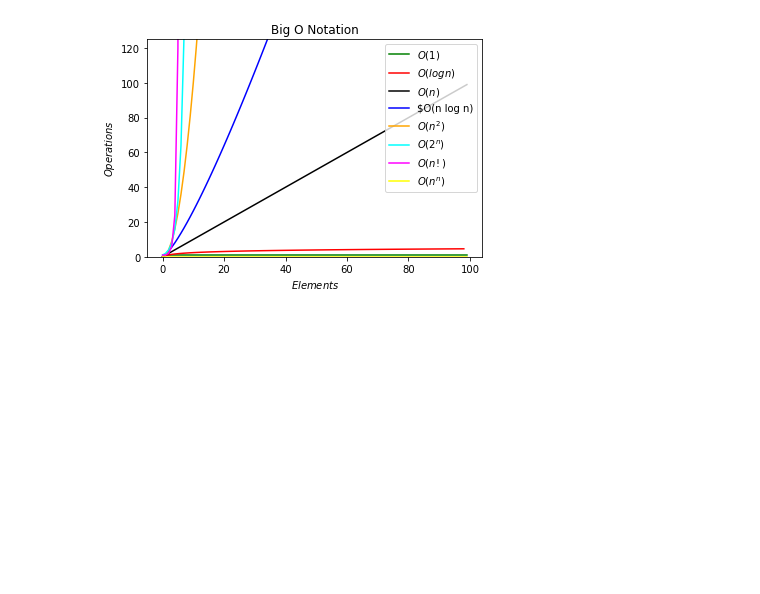
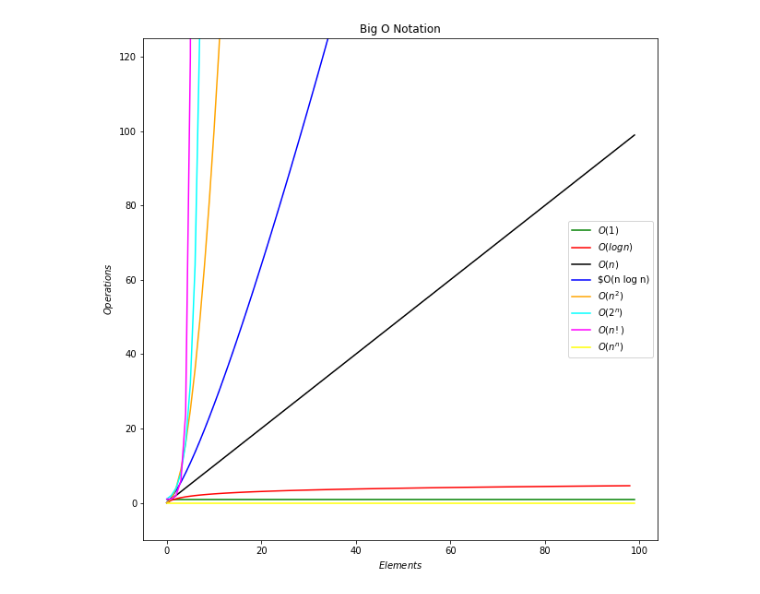
Before and after one commit to DanChurchill/numpy-pandas-visualization-exercises, a Jupyter notebook: big_o_notation.ipynb, the cells around one changed output. Saved outputs shown, nothing was run; the diff lists cells and outputs as text; code cells hidden in the pictures; blank space fills up the shorter version.

```diff
--- a/big_o_notation.ipynb
+++ b/big_o_notation.ipynb
@@ -8,33 +8,35 @@ import math
 # Label your x axis "Elements"
 # Label your y axis "Operations"
 # Label your curves or make a legend for the curves
 # Use LaTex notation where possible
 
 y1 = [0 * x + 1 for x in range(0,100)]
 y2 = [math.log(x) for x in range(1,100)]
 y3 = [x for x in range (0,100)]
 y4 = [x * math.log(x) for x in range(1,50)]
 y5 = [x**2 for x in range(0,15)]
 y6 = [2**x for x in range(0,9)]
 y7 = [math.factorial(x) for x in range(0,7)]
 y8 = [x^x for x in range(0,100)]
 
+plt.figure(figsize=(10, 10))
+
 plt.plot(y1, c='green', label='$O(1)$')
 plt.plot(y2, c='red', label='$O(log n)$')
 plt.plot(y3, c='black', label='$O(n)$')
 plt.plot(y4, c='blue', label='$O(n log n)')
 plt.plot(y5, c='orange', label='$O(n^2)$')
 plt.plot(y6, c='cyan', label='$O(2^n)$')
 plt.plot(y7, c='magenta', label='$O(n!)$')
 plt.plot(y8, c='yellow', label='$O(n^n)$')
 
-plt.ylim(0, 125)
+plt.ylim(-10, 125)
 
 plt.title('Big O Notation')
-plt.legend(loc='upper right')
+plt.legend(loc='right')
 plt.xlabel('$Elements$')
 plt.ylabel('$Operations$')
 
 plt.show()
 # %% [output]
-[figure, old version]
+[figure, new version]
```
Also changed, not shown: 1 other file.
